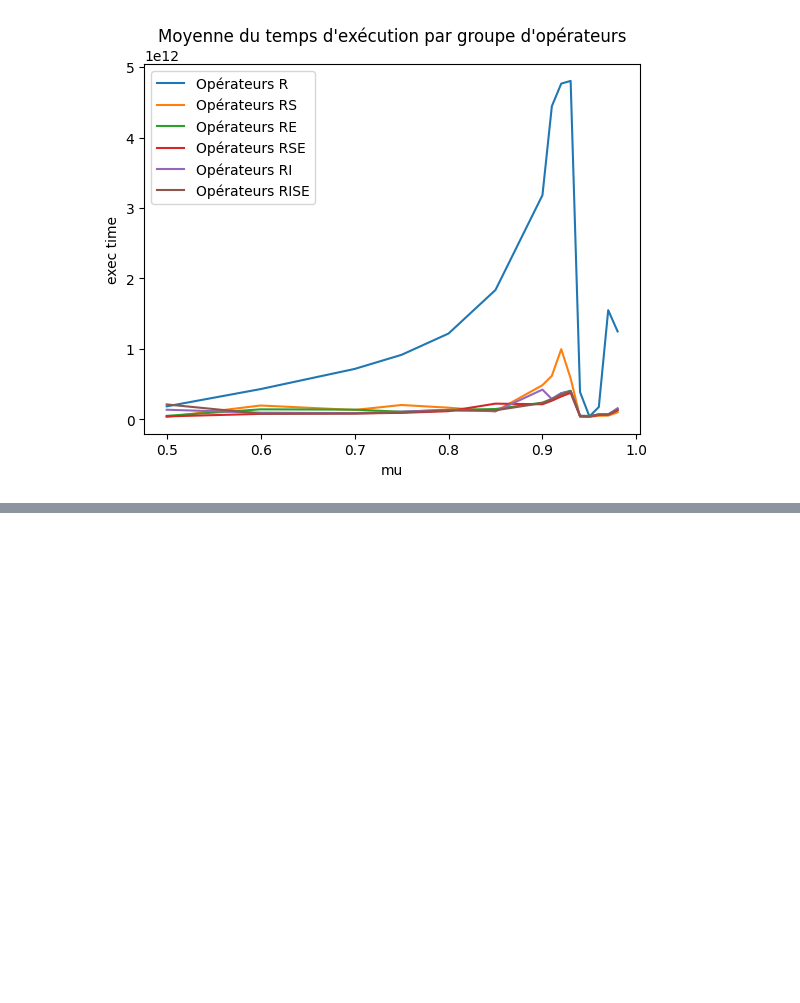
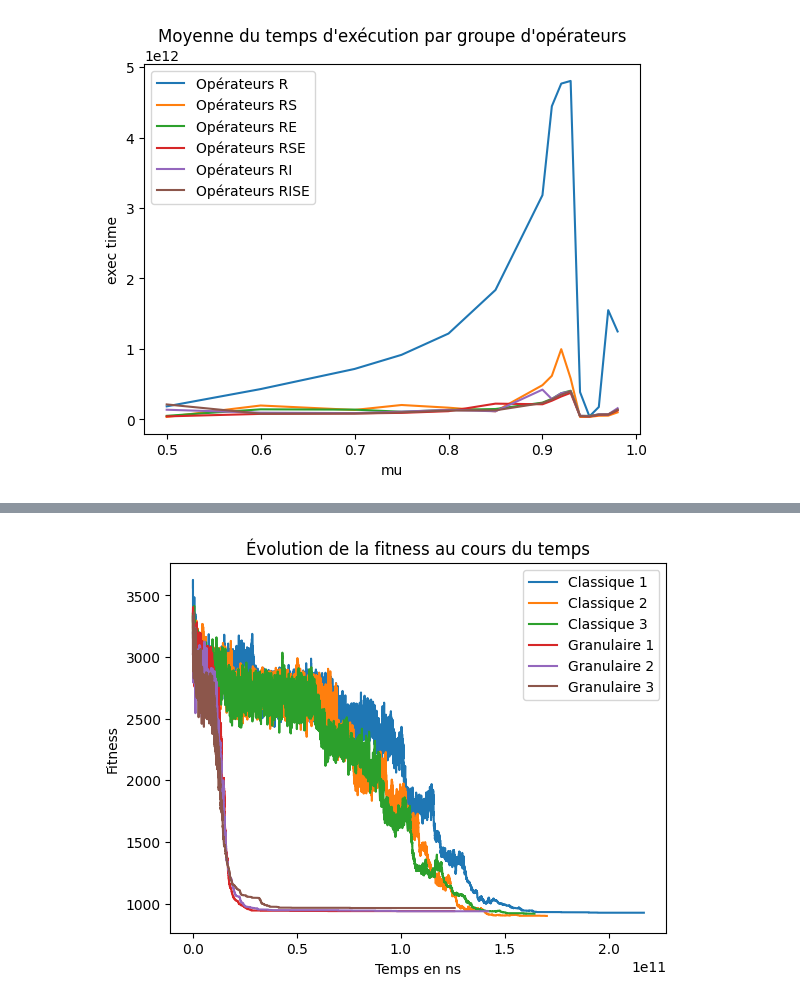
Before and after one commit to NicolasGuruphat/VRPTW, a Jupyter notebook: analysis.ipynb, the cells around one changed output, grey strips where cells are left out. Cells and saved outputs as stored; diff of their text form; code cells hidden in the pictures; blank space fills up the shorter version.

```diff
--- a/analysis.ipynb
+++ b/analysis.ipynb
@@ -737,0 +740,74 @@ plt.show()
+# %%
+import numpy as np
+import matplotlib.pyplot as plt
+import json
+
+l1 = []
+l2 = []
+l3 = []
+l4 = []
+l5 = []
+l6 = []
+e1 = 0
+e2 = 0
+e3 = 0
+e4 = 0
+e5 = 0
+e6 = 0
+
+with open("./fitness_evolution/evolution.json", "r") as json_file:
+    content: dict = json.loads(json_file.read())
+    l1 = content.get("c0", {}).get("f")
+    e1 = content.get("c0", {}).get("e")
+
+    l2 = content.get("c1", {}).get("f")
+    e2 = content.get("c1", {}).get("e")
+
+    l3 = content.get("c2", {}).get("f")
+    e3 = content.get("c2", {}).get("e")
+
+    l4 = content.get("g0", {}).get("f")
+    e4 = content.get("g0", {}).get("e")
+
+    l5 = content.get("g1", {}).get("f")
+    e5 = content.get("g1", {}).get("e")
+
+    l6 = content.get("g2", {}).get("f")
+    e6 = content.get("g2", {}).get("e")
+
+n1 = len(l1)
+n2 = len(l2)
+n3 = len(l3)
+n4 = len(l4)
+n5 = len(l5)
+n6 = len(l6)
+
+ts1 = e1 / n1
+ts2 = e2 / n2
+ts3 = e3 / n3
+ts4 = e4 / n4
+ts5 = e5 / n5
+ts6 = e6 / n6
+
+plt.plot([i * ts1 for i in range(n1)], l1, label=f"Classique 1")
+plt.plot([i * ts2 for i in range(n2)], l2, label=f"Classique 2")
+plt.plot([i * ts3 for i in range(n3)], l3, label=f"Classique 3")
+plt.plot([i * ts4 for i in range(n4)], l4, label=f"Granulaire 1")
+plt.plot([i * ts5 for i in range(n5)], l5, label=f"Granulaire 2")
+plt.plot([i * ts6 for i in range(n6)], l6, label=f"Granulaire 3")
+plt.legend()
+plt.xlabel("Temps en ns")
+plt.ylabel("Fitness")
+plt.title("Évolution de la fitness au cours du temps")
+plt.show()
+
+# plt.plot([i * ts4 for i in range(n4)], l4, label=f"Granulaire 1")
+# plt.plot([i * ts5 for i in range(n5)], l5, label=f"Granulaire 2")
+# plt.plot([i * ts6 for i in range(n6)], l6, label=f"Granulaire 3")
+# plt.legend()
+# plt.xlabel("Temps en ns")
+# plt.ylabel("Fitness")
+# plt.title("Évolution de la fitness au cours du temps")
+# plt.show()
+# %% [output]
+[figure, added]
```
Also changed, not shown: parts of 1 cell of this notebook, 53 other files.
